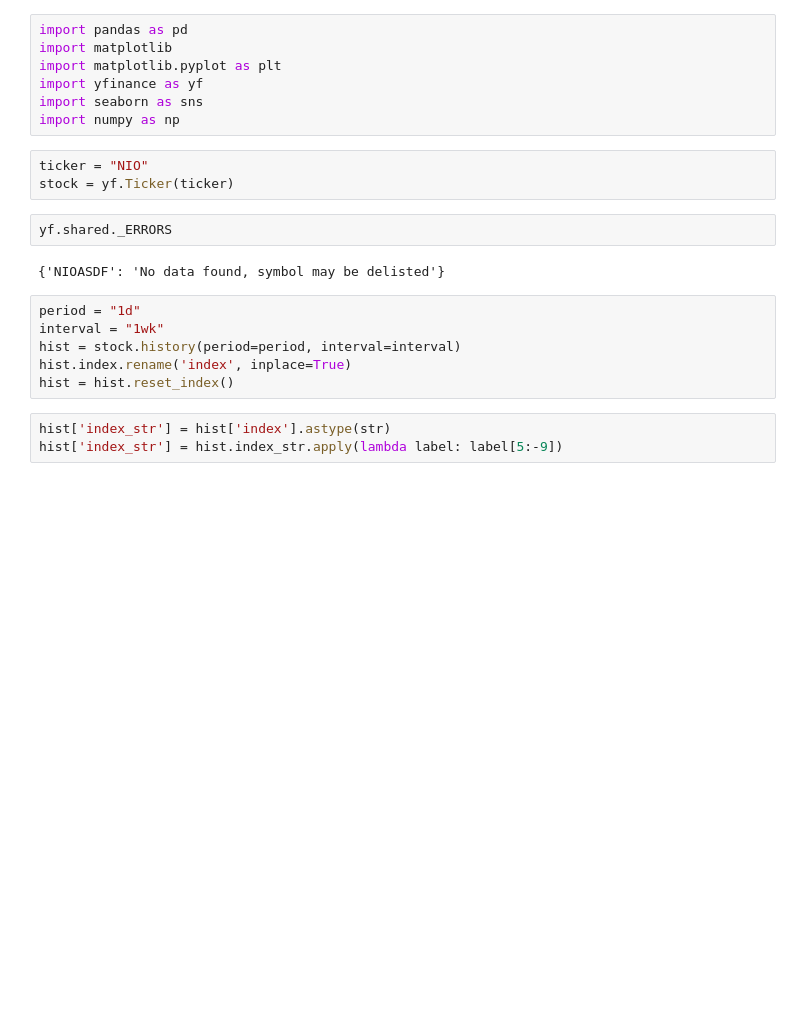
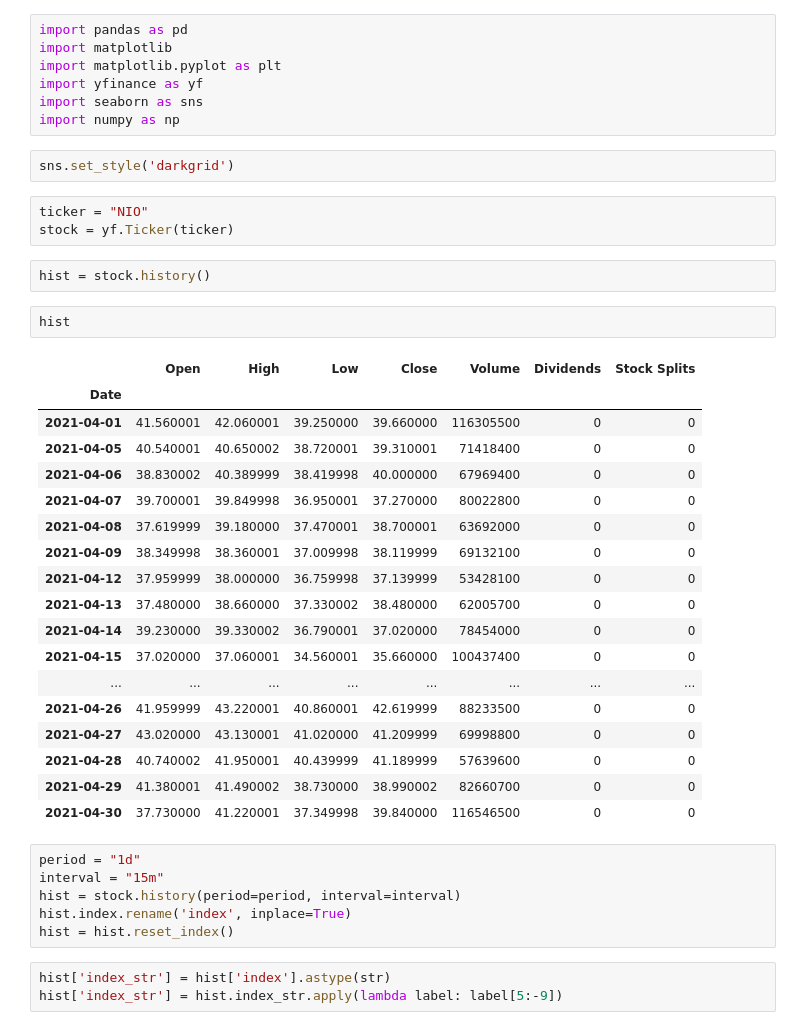
Before and after one commit to yoavnavon/stocks-bot, a Jupyter notebook: samples.ipynb, the cells around one changed output. Saved outputs shown, nothing was run; the diff lists cells and outputs as text; blank space fills up the shorter version.

```diff
--- a/samples.ipynb
+++ b/samples.ipynb
@@ -5,16 +5,37 @@ import matplotlib.pyplot as plt
 import yfinance as yf
 import seaborn as sns
 import numpy as np
+# %%
+sns.set_style('darkgrid')
 # %%
 ticker = "NIO"
 stock = yf.Ticker(ticker)
-# %%
-yf.shared._ERRORS
-# %% [output]
-{'NIOASDF': 'No data found, symbol may be delisted'}
+# %%
+hist = stock.history()
+# %%
+hist
+# %% [output]
+|  | Open | High | Low | Close | Volume | Dividends | Stock Splits |
+| Date |  |  |  |  |  |  |  |
+| 2021-04-01 | 41.560001 | 42.060001 | 39.250000 | 39.660000 | 116305500 | 0 | 0 |
+| 2021-04-05 | 40.540001 | 40.650002 | 38.720001 | 39.310001 | 71418400 | 0 | 0 |
+| 2021-04-06 | 38.830002 | 40.389999 | 38.419998 | 40.000000 | 67969400 | 0 | 0 |
+| 2021-04-07 | 39.700001 | 39.849998 | 36.950001 | 37.270000 | 80022800 | 0 | 0 |
+| 2021-04-08 | 37.619999 | 39.180000 | 37.470001 | 38.700001 | 63692000 | 0 | 0 |
+| 2021-04-09 | 38.349998 | 38.360001 | 37.009998 | 38.119999 | 69132100 | 0 | 0 |
+| 2021-04-12 | 37.959999 | 38.000000 | 36.759998 | 37.139999 | 53428100 | 0 | 0 |
+| 2021-04-13 | 37.480000 | 38.660000 | 37.330002 | 38.480000 | 62005700 | 0 | 0 |
+| 2021-04-14 | 39.230000 | 39.330002 | 36.790001 | 37.020000 | 78454000 | 0 | 0 |
+| 2021-04-15 | 37.020000 | 37.060001 | 34.560001 | 35.660000 | 100437400 | 0 | 0 |
+| ... | ... | ... | ... | ... | ... | ... | ... |
+| 2021-04-26 | 41.959999 | 43.220001 | 40.860001 | 42.619999 | 88233500 | 0 | 0 |
+| 2021-04-27 | 43.020000 | 43.130001 | 41.020000 | 41.209999 | 69998800 | 0 | 0 |
+| 2021-04-28 | 40.740002 | 41.950001 | 40.439999 | 41.189999 | 57639600 | 0 | 0 |
+| 2021-04-29 | 41.380001 | 41.490002 | 38.730000 | 38.990002 | 82660700 | 0 | 0 |
+| 2021-04-30 | 37.730000 | 41.220001 | 37.349998 | 39.840000 | 116546500 | 0 | 0 |
 # %%
 period = "1d"
-interval = "1wk"
+interval = "15m"
 hist = stock.history(period=period, interval=interval)
 hist.index.rename('index', inplace=True)
 hist = hist.reset_index()
```
Also changed, not shown: parts of 2 cells of this notebook, 1 other file.
